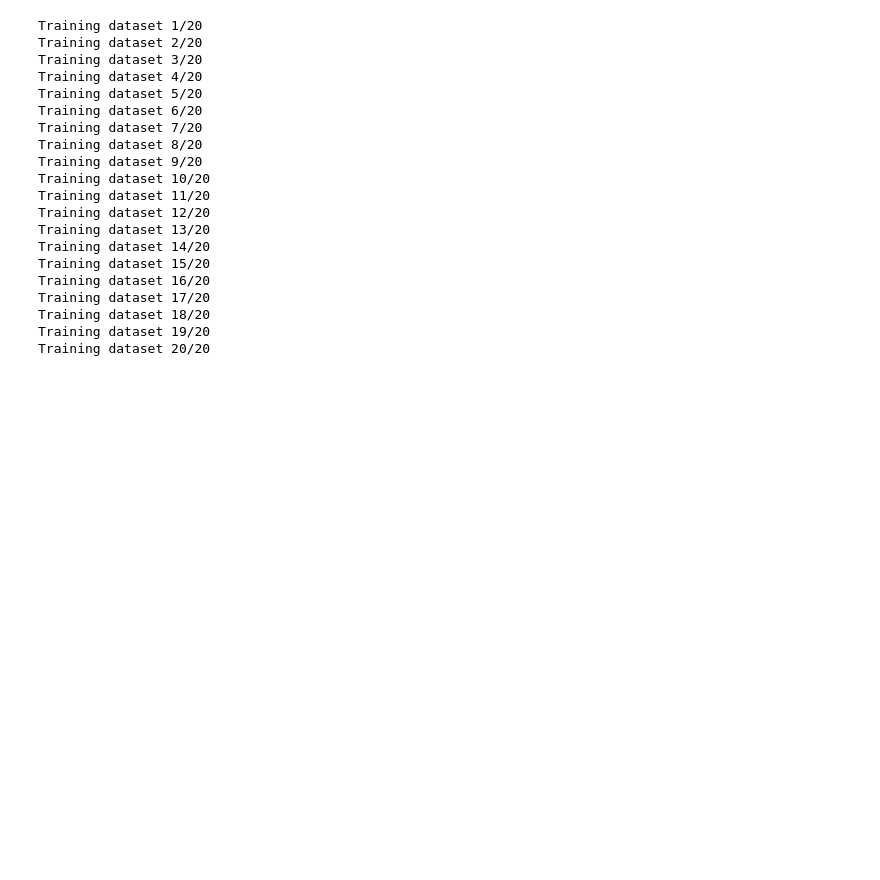
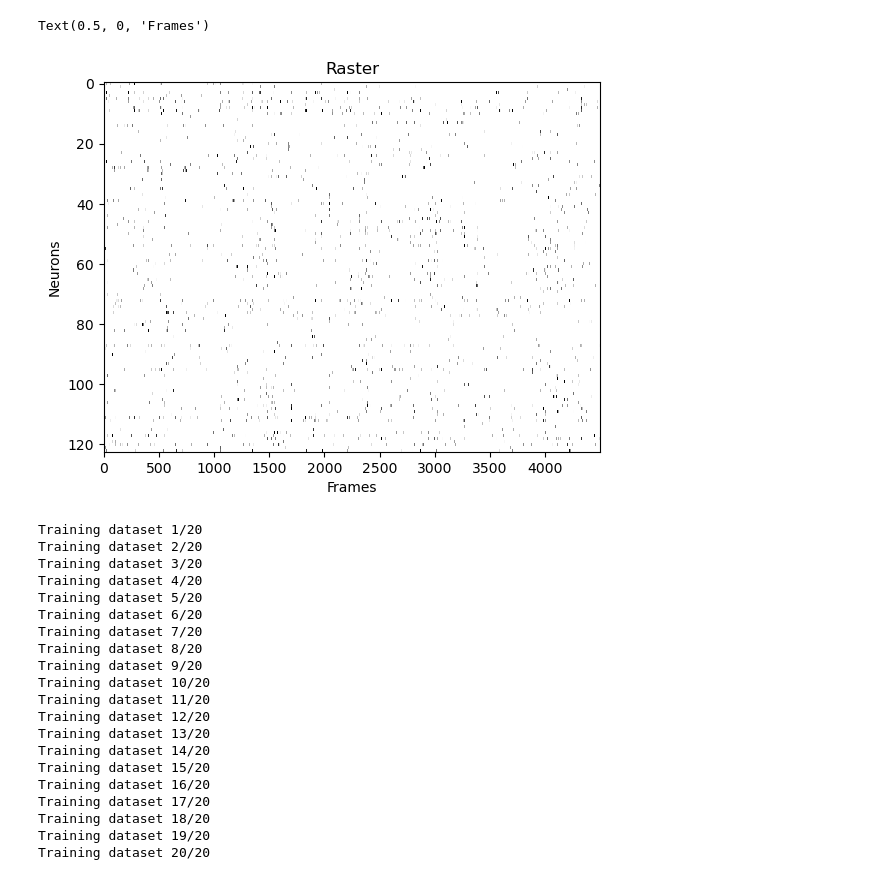
Before and after one commit to shymkivy/slow_dynamics_protocol, a Jupyter notebook: slow_dynamics_decoder.ipynb, the cells around one changed output. Cells and saved outputs as stored; diff of their text form; code cells hidden in the pictures; blank space fills up the shorter version.

```diff
--- a/slow_dynamics_decoder.ipynb
+++ b/slow_dynamics_decoder.ipynb
@@ -19,6 +19,16 @@ flist = f_get_fnames_from_dir(data_dir, ext_list = ['mat'], tags=['ammn', '_proc
 # loading raw firing rates, trial types, and stimuli times
 # here you can indicate to use oasis deconvolution or smoothdfdt
 data_out = f_load_caim_data(data_dir, flist[:20], deconvolution='oasis', smooth_std_duration=0)
+# %%
+# ---- plot example raster ----
+plt.figure()
+plt.imshow(data_out[0]['firing_rates'][:,500:5000], aspect='auto', cmap='gist_yarg', vmin=0, vmax=.5, interpolation='none')
+plt.title('Raster')
+plt.ylabel('Neurons')
+plt.xlabel('Frames')
+# %% [output]
+Text(0.5, 0, 'Frames')
+[figure, added]
 # %%
 # ---- extracting trials using stimulus times ----
 # trial window to extract is indicated in seconds, also frame rate needs to be provided (assuming all datasets have similar frame rate)
```
Also changed, not shown: 2 other files.
